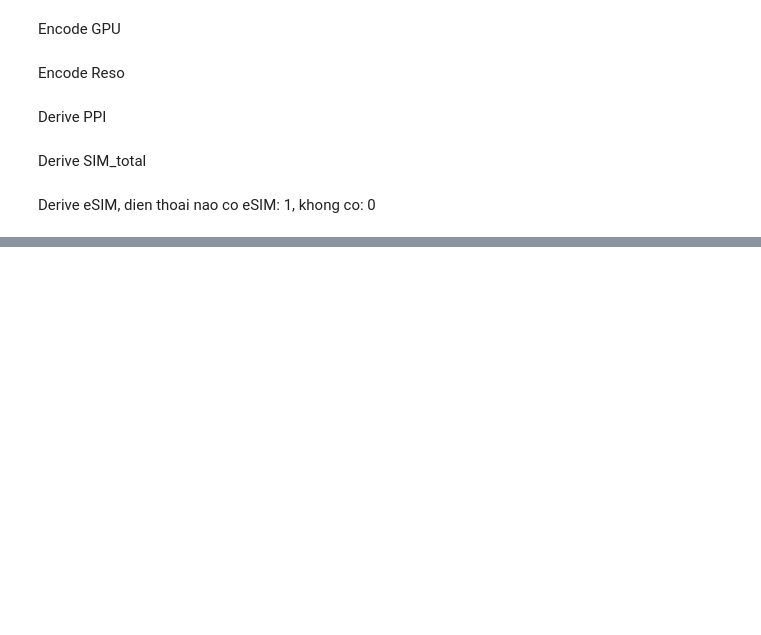
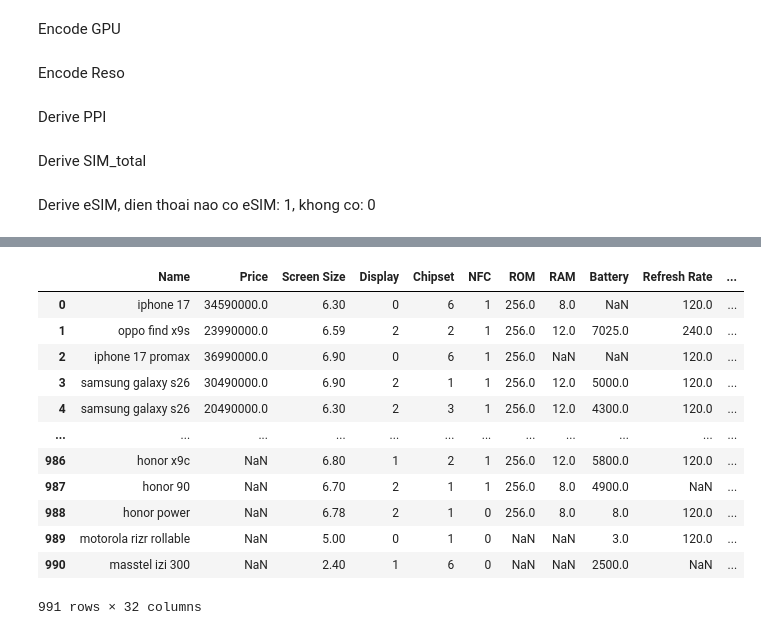
Before and after one commit to LD-878971/DS108_Phone-Reccomendation, a Jupyter notebook: preprocess.ipynb, the cells around one changed output, grey strips where cells are left out. Drawn from its saved outputs; the diff is of its cells as text; code cells hidden in the pictures; blank space fills up the shorter version.

```diff
--- a/preprocess.ipynb
+++ b/preprocess.ipynb
@@ -205,4 +166,4 @@ def clean_metrics(raw_value):
 # %%
-cols_to_clean = ["Screen Size","Battery"]
+cols_to_clean = ["Screen Size","Battery", "clock"]
 for col in cols_to_clean:
     df[col] = df[col].apply(clean_metrics)
@@ -517,5 +410,3 @@ def map_chipset_info(df_a, df_c) -> pd.DataFrame:
-# %%
-df = map_chipset_info(att, df)
 # %% [markdown]
 CLEAN NFC
 # %%
@@ -584,2 +416,2 @@ def parse_camera(df):
 # %%
-df = parse_camera(df)
+df = extract_camera_info(df)
@@ -803,9 +645,23 @@ dtype: int64
 # %%
 drop = [
     'Link', 'Rear Camera', 'Front Camera', 'CPU', 'Display Features', 'Screen Resolution',
-    'Operating System', 'SIM Card', 'clock', 'OS_Is_Android', 'num_cores', 'Compatibility', 'Sensors', 'max_freq_ghz', 'gpu']
+    'Operating System', 'SIM Card', 'OS_Is_Android', 'num_cores', 'Compatibility', 'Sensors', 'max_freq_ghz']
 # %%
-df.drop(columns=drop, inplace = True)
+df.drop(columns=drop, inplace = False)
+# %% [output]
+|  | Name | Price | Screen Size | Display | Chipset | NFC | ROM | RAM | Battery | Refresh Rate | ... |
+| 0 | iphone 17 | 34590000.0 | 6.30 | 0 | 6 | 1 | 256.0 | 8.0 | NaN | 120.0 | ... |
+| 1 | oppo find x9s | 23990000.0 | 6.59 | 2 | 2 | 1 | 256.0 | 12.0 | 7025.0 | 240.0 | ... |
+| 2 | iphone 17 promax | 36990000.0 | 6.90 | 0 | 6 | 1 | 256.0 | NaN | NaN | 120.0 | ... |
+| 3 | samsung galaxy s26 | 30490000.0 | 6.90 | 2 | 1 | 1 | 256.0 | 12.0 | 5000.0 | 120.0 | ... |
+| 4 | samsung galaxy s26 | 20490000.0 | 6.30 | 2 | 3 | 1 | 256.0 | 12.0 | 4300.0 | 120.0 | ... |
+| ... | ... | ... | ... | ... | ... | ... | ... | ... | ... | ... | ... |
+| 986 | honor x9c | NaN | 6.80 | 1 | 2 | 1 | 256.0 | 12.0 | 5800.0 | 120.0 | ... |
+| 987 | honor 90 | NaN | 6.70 | 2 | 1 | 1 | 256.0 | 8.0 | 4900.0 | NaN | ... |
+| 988 | honor power | NaN | 6.78 | 2 | 1 | 0 | 256.0 | 8.0 | 8.0 | 120.0 | ... |
+| 989 | motorola rizr rollable | NaN | 5.00 | 0 | 1 | 0 | NaN | NaN | 3.0 | 120.0 | ... |
+| 990 | masstel izi 300 | NaN | 2.40 | 1 | 6 | 0 | NaN | NaN | 2500.0 | NaN | ... |
+991 rows × 32 columns
 # %%
 df.info()
 # %% [output]
```
Also changed, not shown: parts of 40 cells of this notebook, 5 other files.
